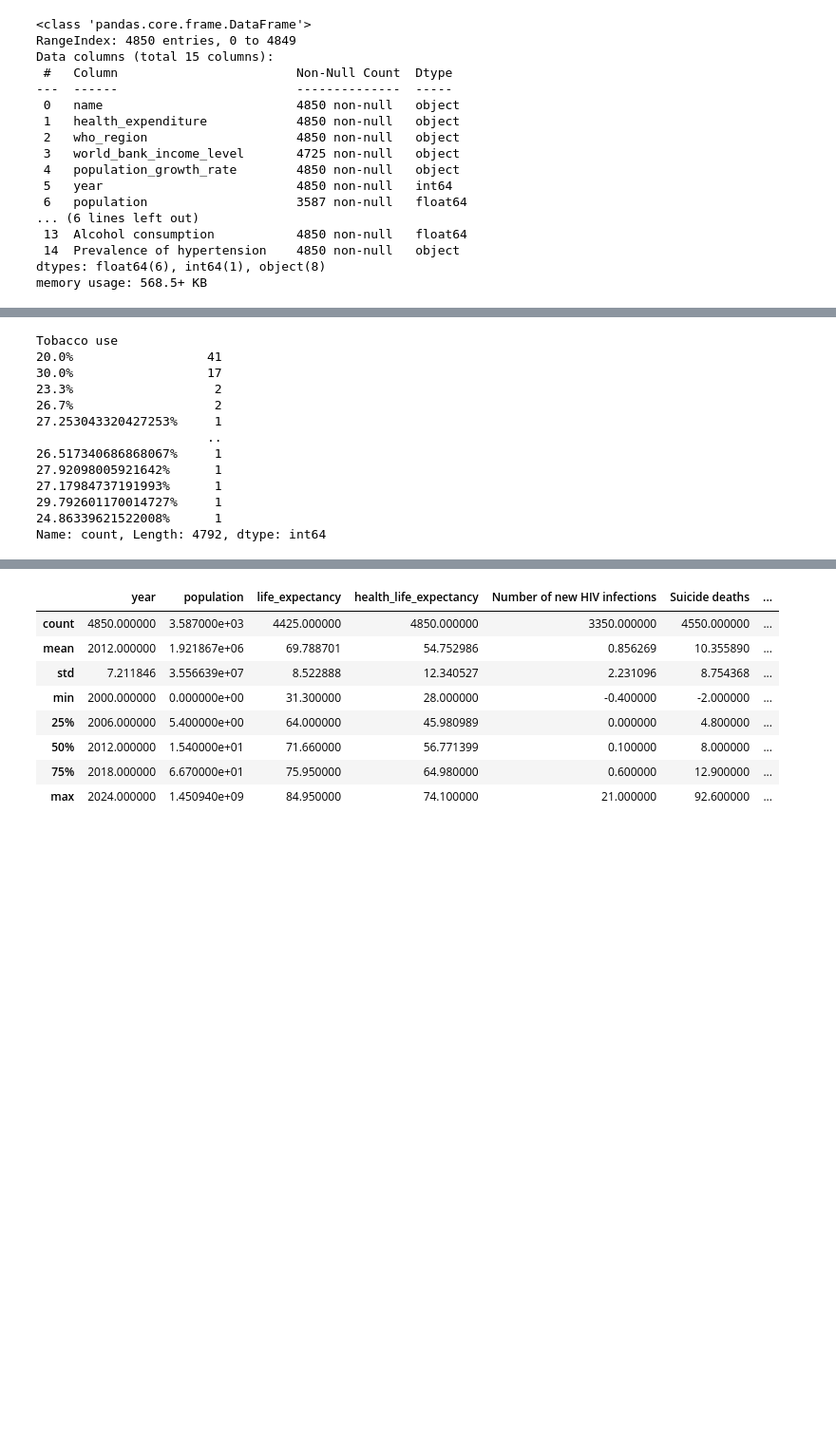
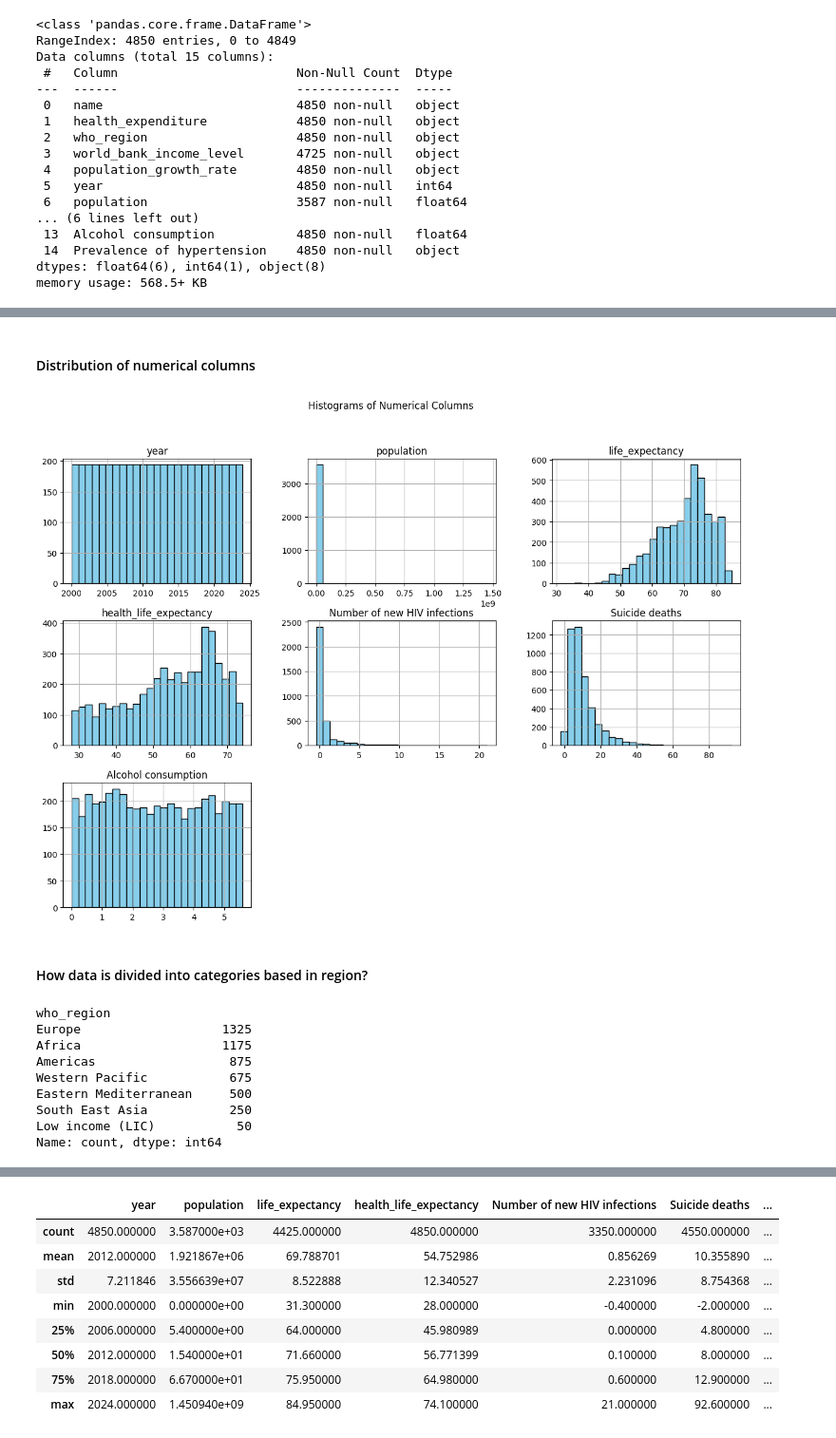
Before and after one commit to ahmddbilall/health_care_ML_project, a Jupyter notebook: preprocessing/preprocessing.ipynb, the cells around one changed output, grey strips where cells are left out. Shown: that part at 95% size. Saved outputs shown, nothing was run; the diff lists cells and outputs as text; code cells hidden in the pictures; blank space fills up the shorter version.

```diff
--- a/preprocessing/preprocessing.ipynb
+++ b/preprocessing/preprocessing.ipynb
@@ -41,16 +155,23 @@ memory usage: 568.5+ KB
+# %% [markdown]
+#### Distribution of numerical columns
+# %%
+numerical_columns = df.select_dtypes(include=['float64', 'int64']).columns
+df[numerical_columns].hist(figsize=(15, 10), bins=25, color='skyblue', edgecolor='black')
+plt.suptitle("Histograms of Numerical Columns")
+plt.show()
+# %% [output]
+[figure, added]
+# %% [markdown]
+#### How data is divided into categories based in region?
 # %%
-df['Tobacco use'].value_counts()
+df['who_region'].value_counts()
 # %% [output]
-Tobacco use
-20.0%                  41
-30.0%                  17
-23.3%                   2
-26.7%                   2
-27.253043320427253%     1
-                       ..
-26.517340686868067%     1
-27.92098005921642%      1
-27.17984737191993%      1
-29.792601170014727%     1
-24.86339621522008%      1
-Name: count, Length: 4792, dtype: int64
+who_region
+Europe                   1325
+Africa                   1175
+Americas                  875
+Western Pacific           675
+Eastern Mediterranean     500
+South East Asia           250
+Low income (LIC)           50
+Name: count, dtype: int64
```
Also changed, not shown: parts of 39 cells of this notebook, 1 other file.
